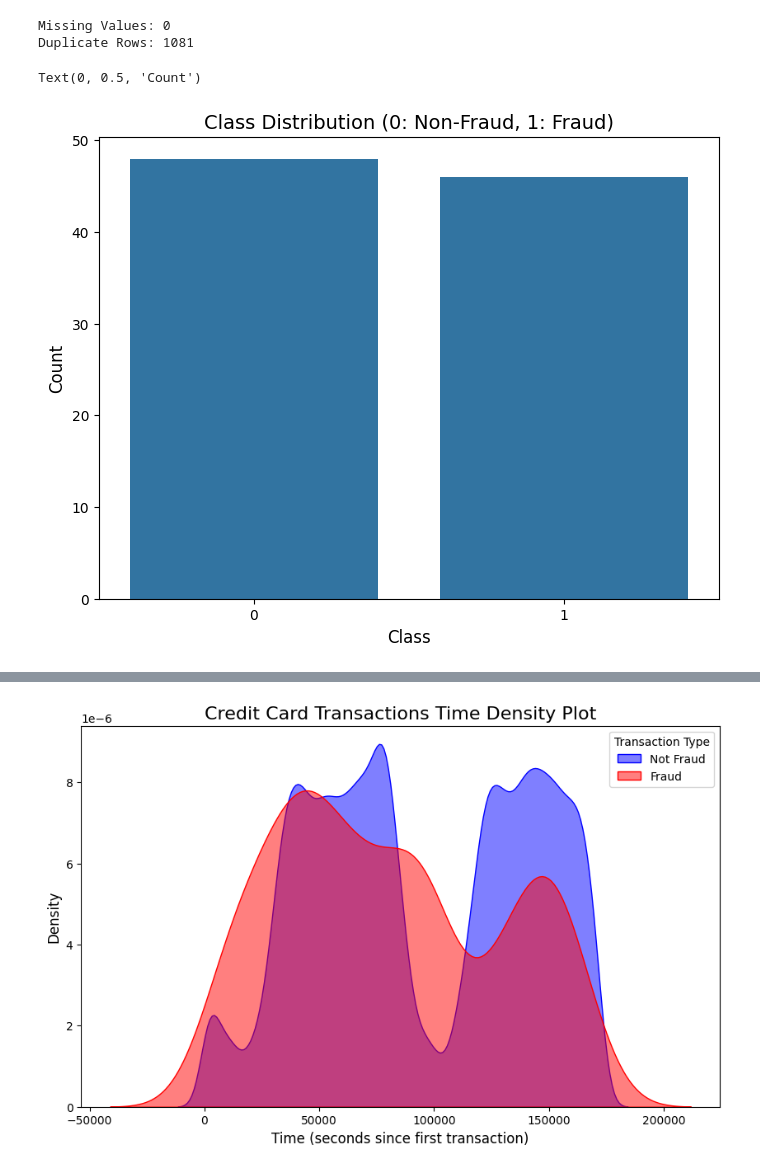
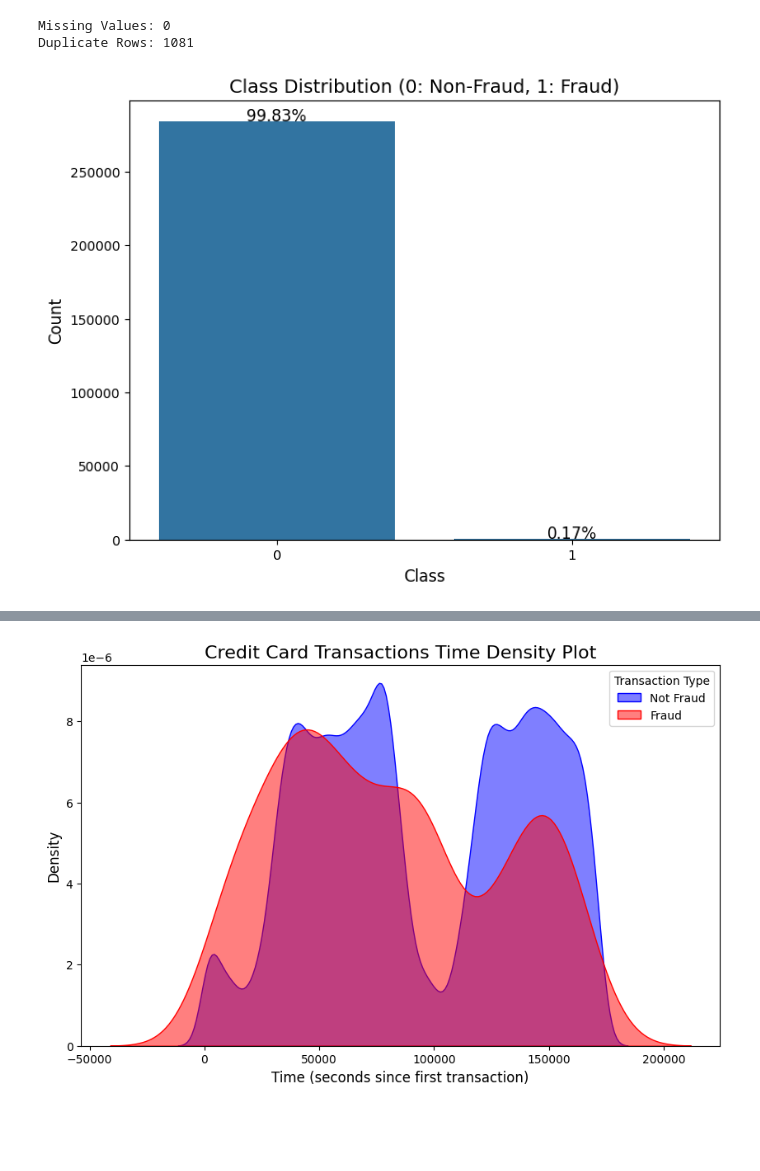
Before and after one commit to mattj2606/credit-card-fraud-detection, a Jupyter notebook: Fraud_Notebook.ipynb, the cells around one changed output, grey strips where cells are left out. Drawn from its saved outputs; the diff is of its cells as text; code cells hidden in the pictures; blank space fills up the shorter version.

Commit message:
Fixed Graphs

```diff
--- a/Fraud_Notebook.ipynb
+++ b/Fraud_Notebook.ipynb
@@ -252,17 +252,30 @@ Missing Values: 0
 Duplicate Rows: 1081
 # %%
 # Class distribution
-class_counts = df['Class'].value_counts()
-class_percentages = (class_counts / len(df)) * 100
+class_counts = data_df['Class'].value_counts()
+class_percentages = (class_counts / len(data_df)) * 100
 
 plt.figure(figsize=(8, 6))
 sns.barplot(x=class_counts.index, y=class_counts.values)
 plt.title('Class Distribution (0: Non-Fraud, 1: Fraud)', fontsize=14)
 plt.xlabel('Class', fontsize=12)
 plt.ylabel('Count', fontsize=12)
+
+# Annotate with percentages
+for i, value in enumerate(class_counts):
+    plt.text(i, value + 200, f"{class_percentages[i]:.2f}%", ha='center', fontsize=12)
+
+plt.show()
+
+# Feature distributions
+fig, axes = plt.subplots(1, 2, figsize=(18, 4))
+sns.histplot(data_df['Amount'], ax=axes[0], kde=True, color='r')
+axes[0].set_title('Transaction Amount Distribution')
+sns.histplot(data_df['Time'], ax=axes[1], kde=True, color='b')
+axes[1].set_title('Transaction Time Distribution')
+plt.show()
 # %% [output]
-Text(0, 0.5, 'Count')
-[figure, old version]
+[figure, new version]
 # %%
 # Time is shown in seconds from the start of the time period (total 48h, over 2 days).
 # Plot the distribution of transactions over 48 hours
```
Also changed, not shown: parts of 1 cell of this notebook.
